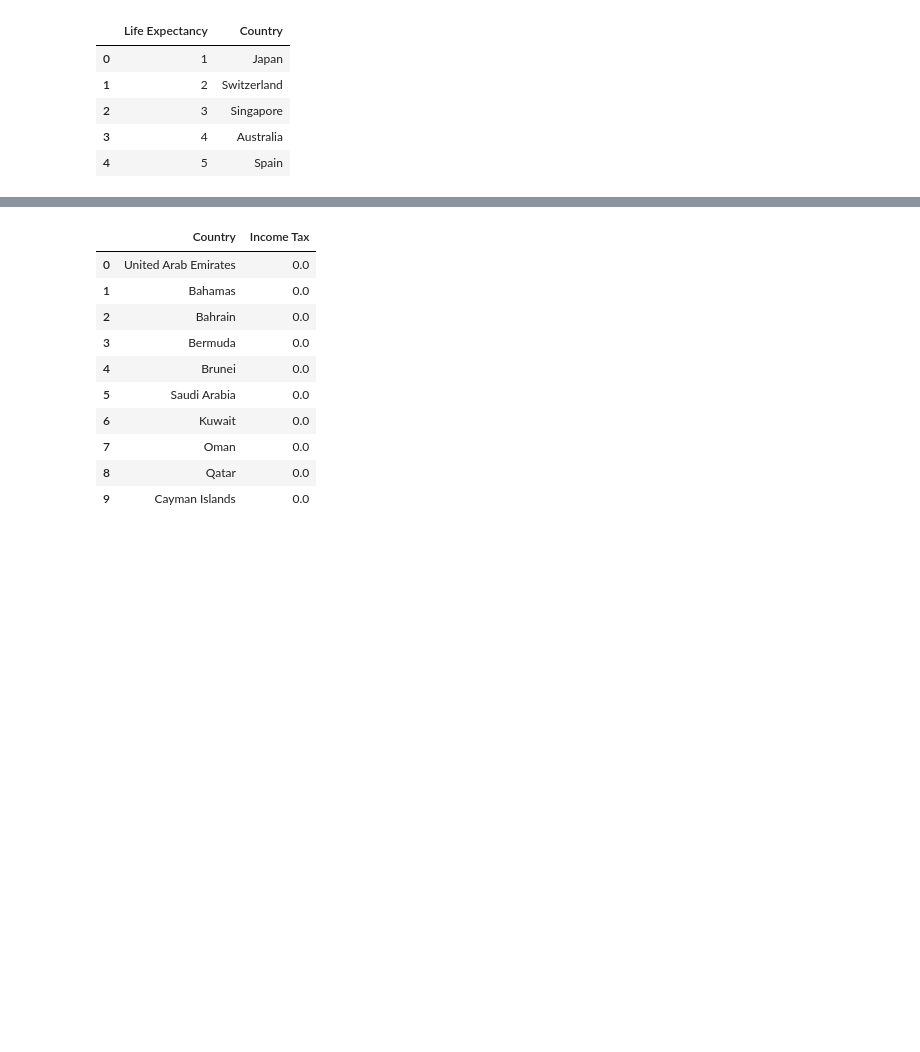
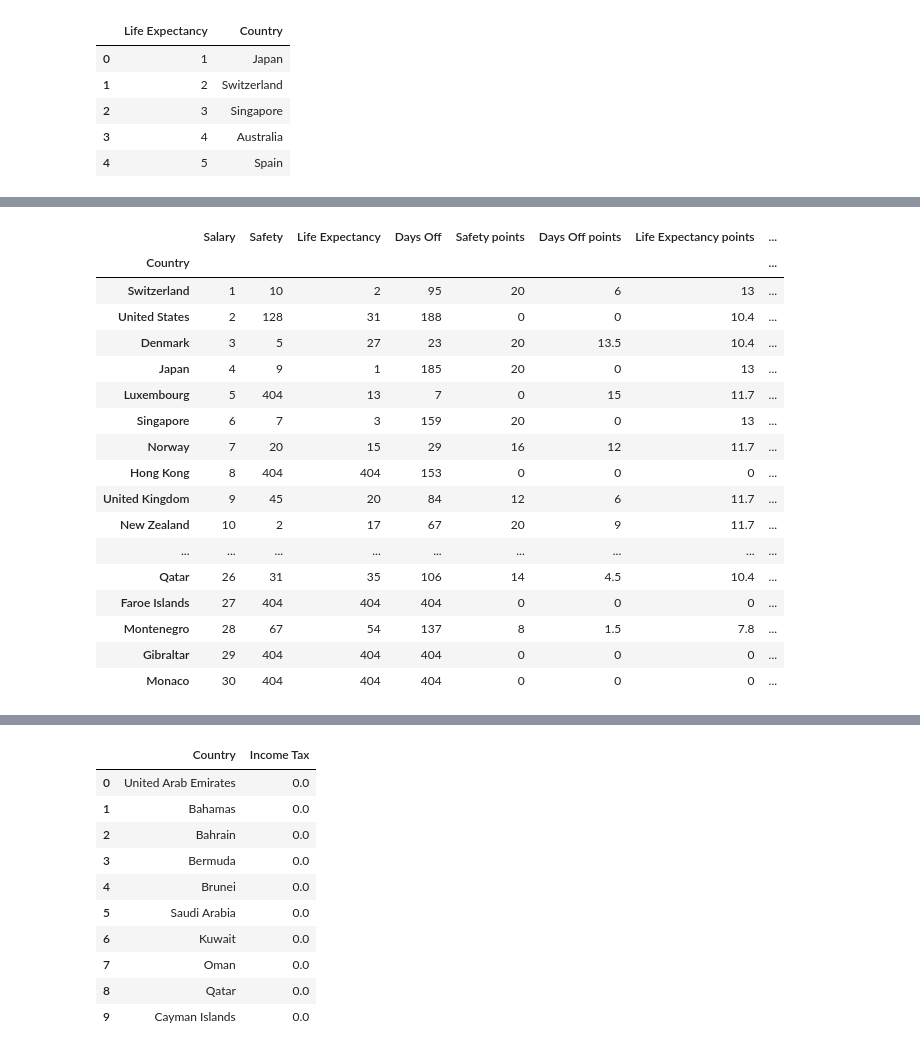
Before and after one commit to mik0why/PlaceToLive, a Jupyter notebook: Salary_Notebook.ipynb, the cells around one changed output, grey strips where cells are left out. Drawn from its saved outputs; the diff is of its cells as text; code cells hidden in the pictures; blank space fills up the shorter version.

```diff
--- a/Salary_Notebook.ipynb
+++ b/Salary_Notebook.ipynb
@@ -136,0 +184,21 @@ master_add("Life Expectancy", life_exp)
+# %%
+master.head(30)
+# %% [output]
+|  | Salary | Safety | Life Expectancy | Days Off | Safety points | Days Off points | Life Expectancy points | ... |
+| Country |  |  |  |  |  |  |  | ... |
+| Switzerland | 1 | 10 | 2 | 95 | 20 | 6 | 13 | ... |
+| United States | 2 | 128 | 31 | 188 | 0 | 0 | 10.4 | ... |
+| Denmark | 3 | 5 | 27 | 23 | 20 | 13.5 | 10.4 | ... |
+| Japan | 4 | 9 | 1 | 185 | 20 | 0 | 13 | ... |
+| Luxembourg | 5 | 404 | 13 | 7 | 0 | 15 | 11.7 | ... |
+| Singapore | 6 | 7 | 3 | 159 | 20 | 0 | 13 | ... |
+| Norway | 7 | 20 | 15 | 29 | 16 | 12 | 11.7 | ... |
+| Hong Kong | 8 | 404 | 404 | 153 | 0 | 0 | 0 | ... |
+| United Kingdom | 9 | 45 | 20 | 84 | 12 | 6 | 11.7 | ... |
+| New Zealand | 10 | 2 | 17 | 67 | 20 | 9 | 11.7 | ... |
+| ... | ... | ... | ... | ... | ... | ... | ... | ... |
+| Qatar | 26 | 31 | 35 | 106 | 14 | 4.5 | 10.4 | ... |
+| Faroe Islands | 27 | 404 | 404 | 404 | 0 | 0 | 0 | ... |
+| Montenegro | 28 | 67 | 54 | 137 | 8 | 1.5 | 7.8 | ... |
+| Gibraltar | 29 | 404 | 404 | 404 | 0 | 0 | 0 | ... |
+| Monaco | 30 | 404 | 404 | 404 | 0 | 0 | 0 | ... |
```
Also changed, not shown: parts of 29 cells of this notebook.
